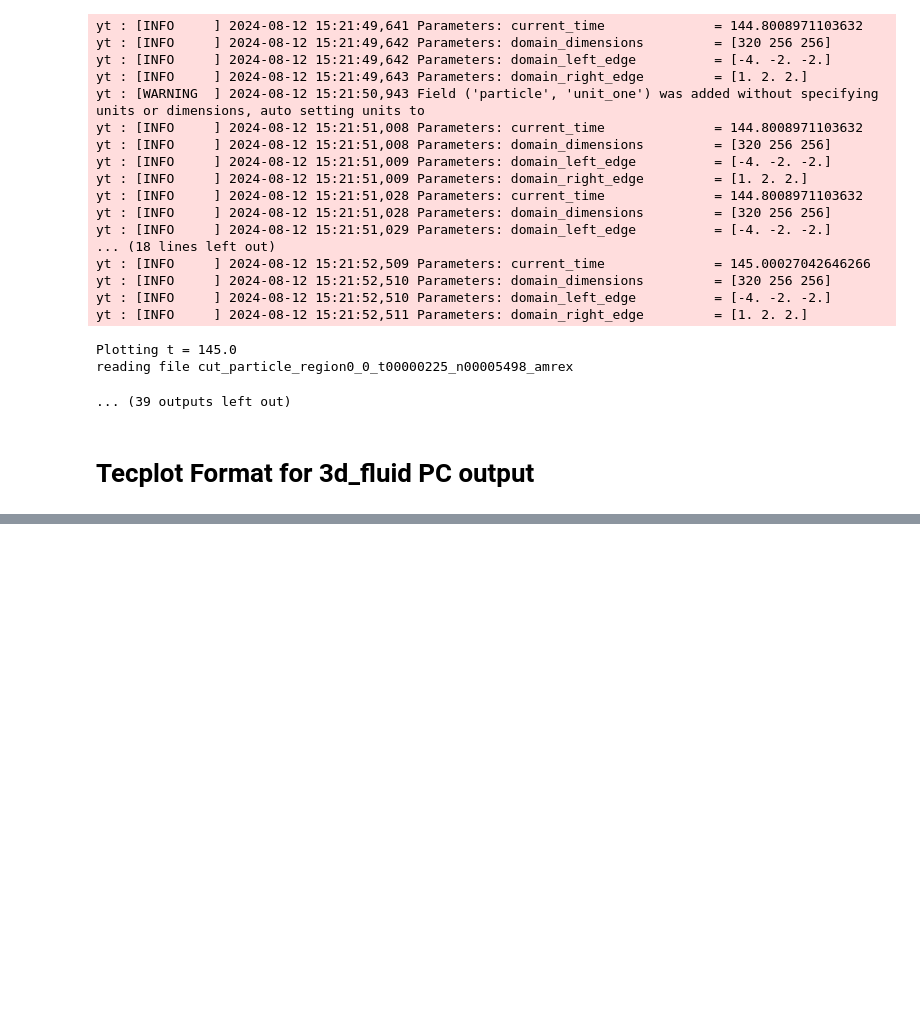
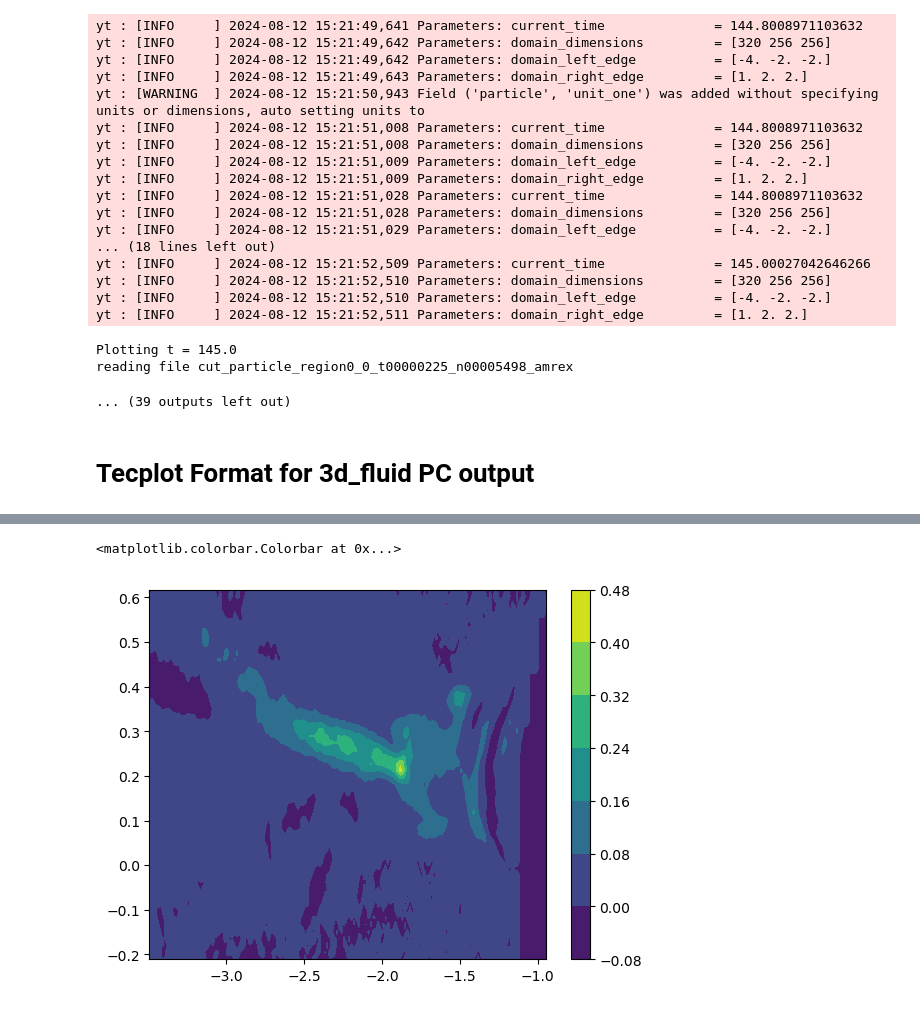
Before and after one commit to alexandercushen/MercuryModelling, a Jupyter notebook: plotting/PC_plotting.ipynb, the cells around one changed output, grey strips where cells are left out. Saved outputs shown, nothing was run; the diff lists cells and outputs as text; code cells hidden in the pictures; blank space fills up the shorter version.

```diff
--- a/plotting/PC_plotting.ipynb
+++ b/plotting/PC_plotting.ipynb
@@ -1497,0 +2282,8 @@ Bx.shape
+# %%
+origin,normal,xz_plane,Jy = find_current_sheet(dataset,return_data=True)
+# %%
+plt.contourf(xz_plane["XX"][2:,:],xz_plane["ZZ"][2:,:],Jy[2:,:])
+plt.colorbar()
+# %% [output]
+<matplotlib.colorbar.Colorbar at 0x...>
+[figure, added]
```
Also changed, not shown: parts of 7 cells of this notebook.
